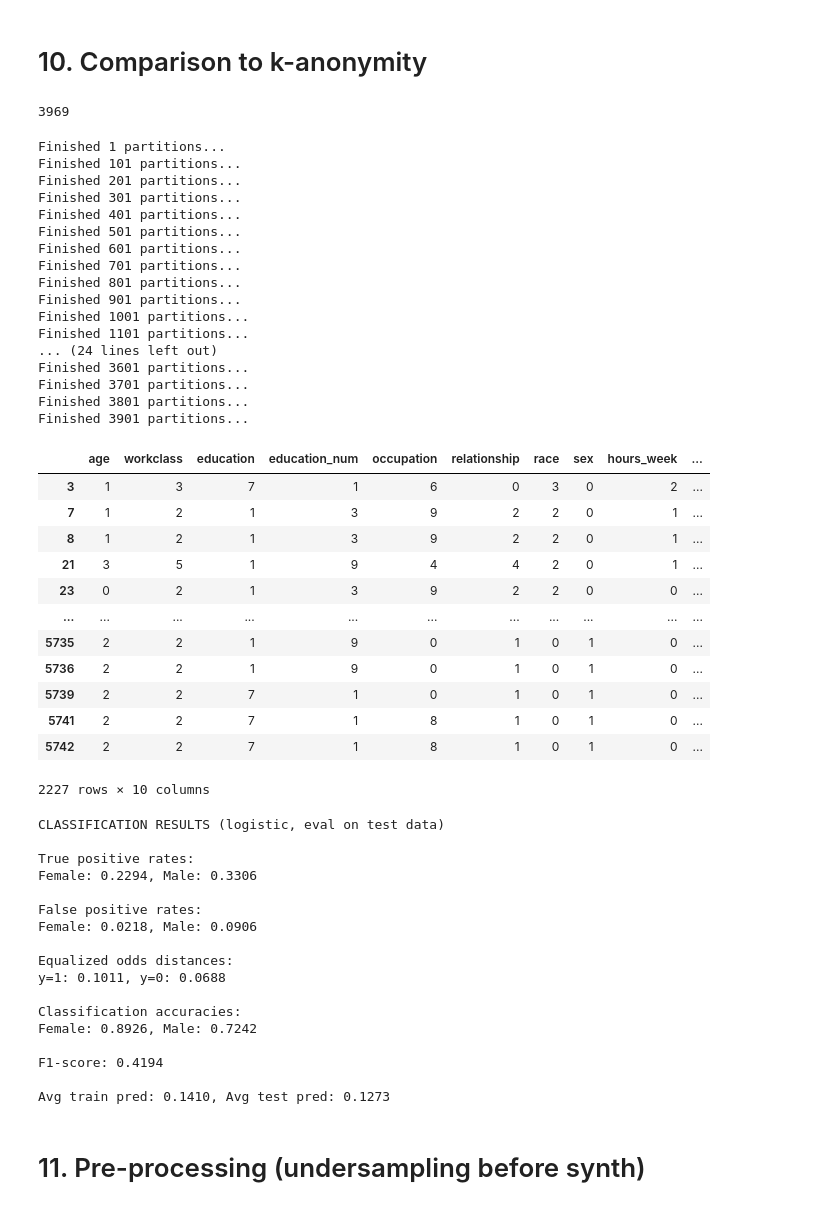
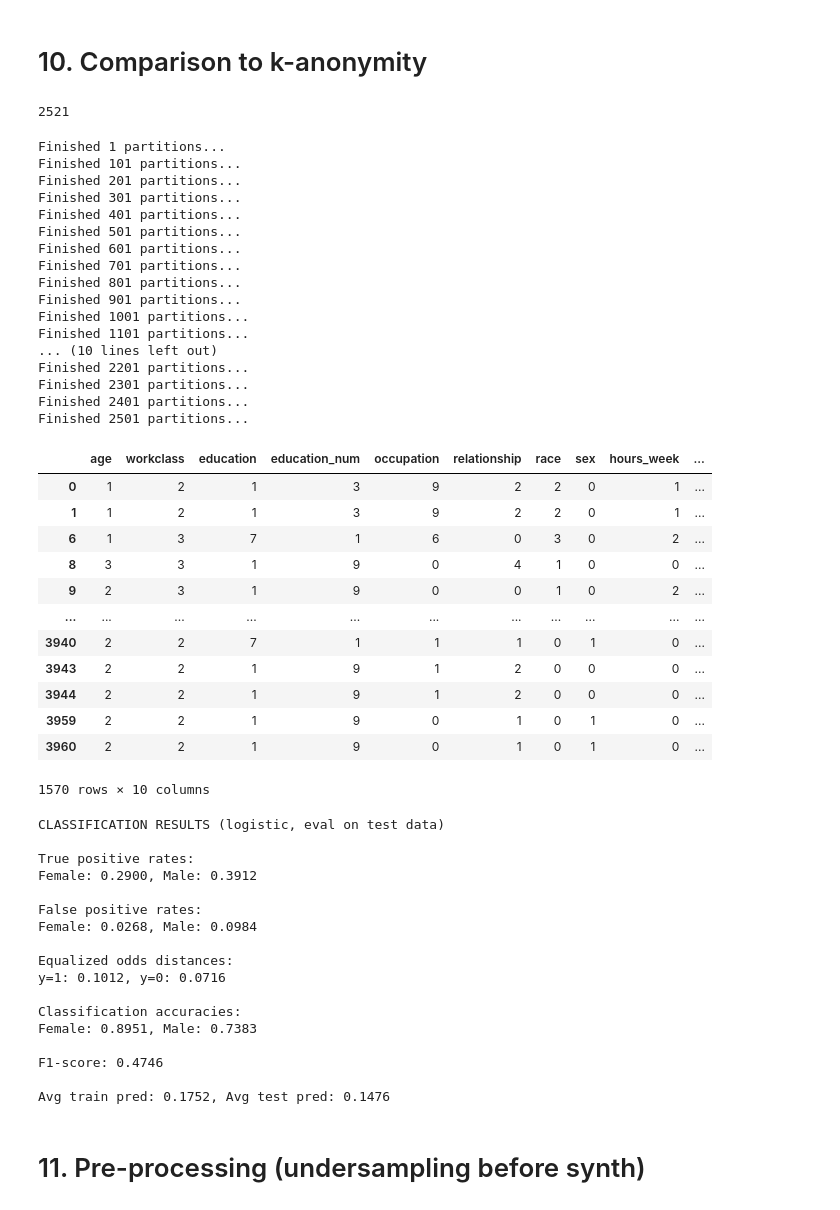
Before and after one commit to kgrabarz/microsoft_capstone_fall_2021, a Jupyter notebook: Code/Pipelines_and_EDA/14-Adult-New-Results.ipynb, the cells around one changed output. Drawn from its saved outputs; the diff is of its cells as text; code cells hidden in the pictures.

```diff
--- a/Code/Pipelines_and_EDA/14-Adult-New-Results.ipynb
+++ b/Code/Pipelines_and_EDA/14-Adult-New-Results.ipynb
@@ -415,12 +415,12 @@ feature_columns = ["age", "workclass", "education", "education_num", "occupation
 sensitive_column = "label"
 
 # Make partitions for k=3
-finished_partitions = partition_dataset(str_cat_train, feature_columns, sensitive_column, full_spans, is_k_anonymous, k=3)
+finished_partitions = partition_dataset(str_cat_train, feature_columns, sensitive_column, full_spans, is_k_anonymous, k=5)
 
 # Get the number of partitions created
 len(finished_partitions)
 # %% [output]
-3969
+2521
 # %%
 # Build anonymized data set
 kanon_df = build_anonymized_dataset(str_cat_train, finished_partitions, feature_columns, sensitive_column)
@@ -437,29 +437,29 @@ Finished 801 partitions...
 Finished 901 partitions...
 Finished 1001 partitions...
 Finished 1101 partitions...
-... (24 lines left out)
-Finished 3601 partitions...
-Finished 3701 partitions...
-Finished 3801 partitions...
-Finished 3901 partitions...
+... (10 lines left out)
+Finished 2201 partitions...
+Finished 2301 partitions...
+Finished 2401 partitions...
+Finished 2501 partitions...
 # %%
 # Drop rows with grouped categories
-kanon_df = drop_grouped_rows(kanon_df, dataset="adult")
+kanon_df = drop_grouped_rows(kanon_df)
 kanon_df
 # %% [output]
 |  | age | workclass | education | education_num | occupation | relationship | race | sex | hours_week | ... |
-| 3 | 1 | 3 | 7 | 1 | 6 | 0 | 3 | 0 | 2 | ... |
-| 7 | 1 | 2 | 1 | 3 | 9 | 2 | 2 | 0 | 1 | ... |
-| 8 | 1 | 2 | 1 | 3 | 9 | 2 | 2 | 0 | 1 | ... |
-| 21 | 3 | 5 | 1 | 9 | 4 | 4 | 2 | 0 | 1 | ... |
-| 23 | 0 | 2 | 1 | 3 | 9 | 2 | 2 | 0 | 0 | ... |
+| 0 | 1 | 2 | 1 | 3 | 9 | 2 | 2 | 0 | 1 | ... |
+| 1 | 1 | 2 | 1 | 3 | 9 | 2 | 2 | 0 | 1 | ... |
+| 6 | 1 | 3 | 7 | 1 | 6 | 0 | 3 | 0 | 2 | ... |
+| 8 | 3 | 3 | 1 | 9 | 0 | 4 | 1 | 0 | 0 | ... |
+| 9 | 2 | 3 | 1 | 9 | 0 | 0 | 1 | 0 | 2 | ... |
 | ... | ... | ... | ... | ... | ... | ... | ... | ... | ... | ... |
-| 5735 | 2 | 2 | 1 | 9 | 0 | 1 | 0 | 1 | 0 | ... |
-| 5736 | 2 | 2 | 1 | 9 | 0 | 1 | 0 | 1 | 0 | ... |
-| 5739 | 2 | 2 | 7 | 1 | 0 | 1 | 0 | 1 | 0 | ... |
-| 5741 | 2 | 2 | 7 | 1 | 8 | 1 | 0 | 1 | 0 | ... |
-| 5742 | 2 | 2 | 7 | 1 | 8 | 1 | 0 | 1 | 0 | ... |
+| 3940 | 2 | 2 | 7 | 1 | 1 | 1 | 0 | 1 | 0 | ... |
+| 3943 | 2 | 2 | 1 | 9 | 1 | 2 | 0 | 0 | 0 | ... |
+| 3944 | 2 | 2 | 1 | 9 | 1 | 2 | 0 | 0 | 0 | ... |
+| 3959 | 2 | 2 | 1 | 9 | 0 | 1 | 0 | 1 | 0 | ... |
+| 3960 | 2 | 2 | 1 | 9 | 0 | 1 | 0 | 1 | 0 | ... |
-2227 rows × 10 columns
+1570 rows × 10 columns
 # %%
 # One-hot encode the k-anonymized data
 encoded_kanon = one_hot_encode(kanon_df, dataset="adult")
@@ -471,20 +471,20 @@ print(f"Avg train pred: {np.mean(y_train_pred):.4f}, Avg test pred: {np.mean(y_t
 CLASSIFICATION RESULTS (logistic, eval on test data)
 
 True positive rates:
-Female: 0.2294, Male: 0.3306
+Female: 0.2900, Male: 0.3912
 
 False positive rates:
-Female: 0.0218, Male: 0.0906
+Female: 0.0268, Male: 0.0984
 
 Equalized odds distances:
-y=1: 0.1011, y=0: 0.0688
+y=1: 0.1012, y=0: 0.0716
 
 Classification accuracies:
-Female: 0.8926, Male: 0.7242
+Female: 0.8951, Male: 0.7383
 
-F1-score: 0.4194
+F1-score: 0.4746
 
-Avg train pred: 0.1410, Avg test pred: 0.1273
+Avg train pred: 0.1752, Avg test pred: 0.1476
 # %% [markdown]
 # 11. Pre-processing (undersampling before synth)
 # %%
```
Also changed, not shown: parts of 26 cells of this notebook.
